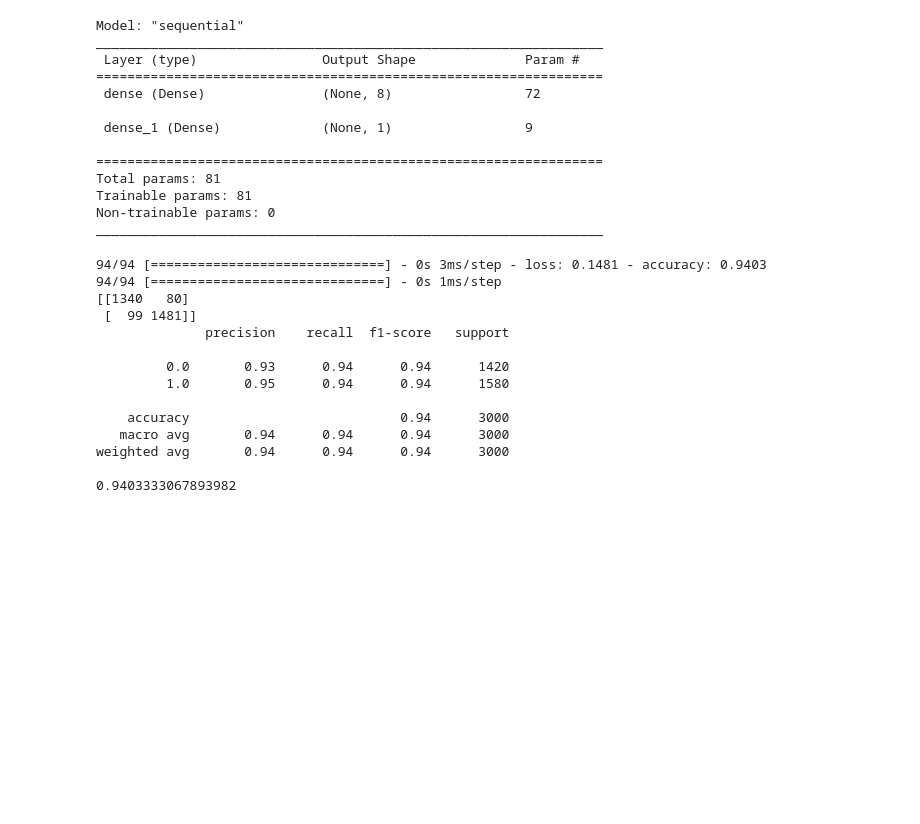
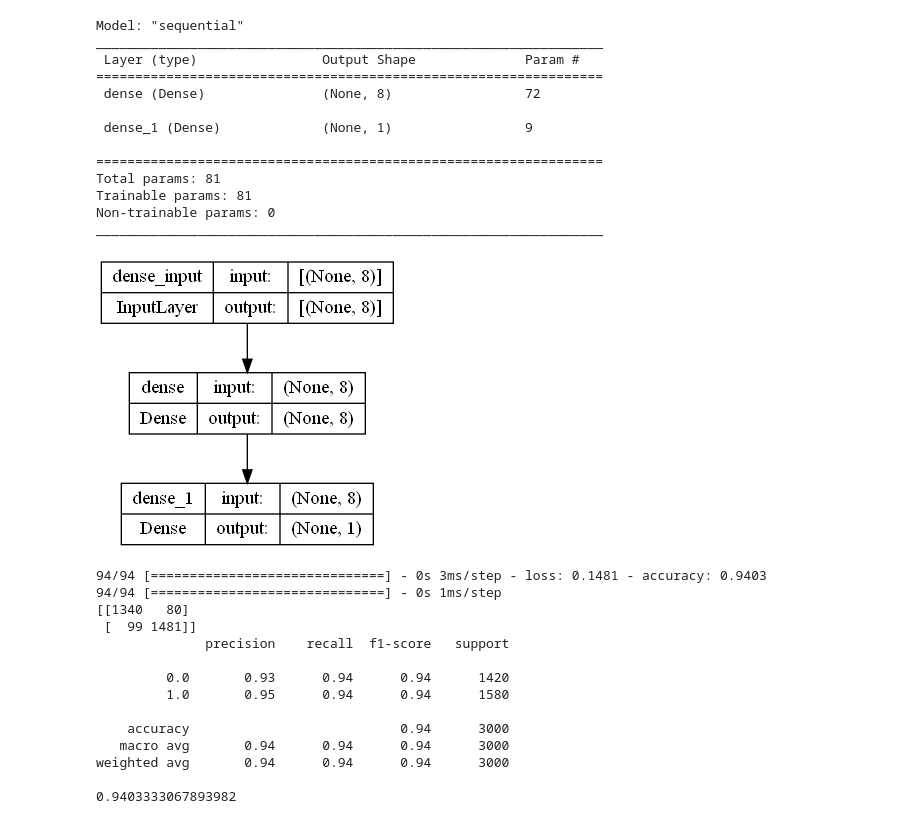
Before and after one commit to imamfirdaus-if/kasbaik, a Jupyter notebook: machine-learning/models/credit-approval/credit-approval model v3.ipynb, the cells around one changed output. Cells and saved outputs as stored; diff of their text form; code cells hidden in the pictures; blank space fills up the shorter version.

```diff
--- a/machine-learning/models/credit-approval/credit-approval model v3.ipynb
+++ b/machine-learning/models/credit-approval/credit-approval model v3.ipynb
@@ -227,6 +229,10 @@ Total params: 81
 Trainable params: 81
 Non-trainable params: 0
 _________________________________________________________________
+# %%
+tf.keras.utils.plot_model(final_model, show_shapes=True)
+# %% [output]
+[figure, added]
 # %%
 scores = []
 score = final_model.evaluate(X_validate, y_validate, verbose = 1)
```
Also changed, not shown: parts of 1 cell of this notebook.
